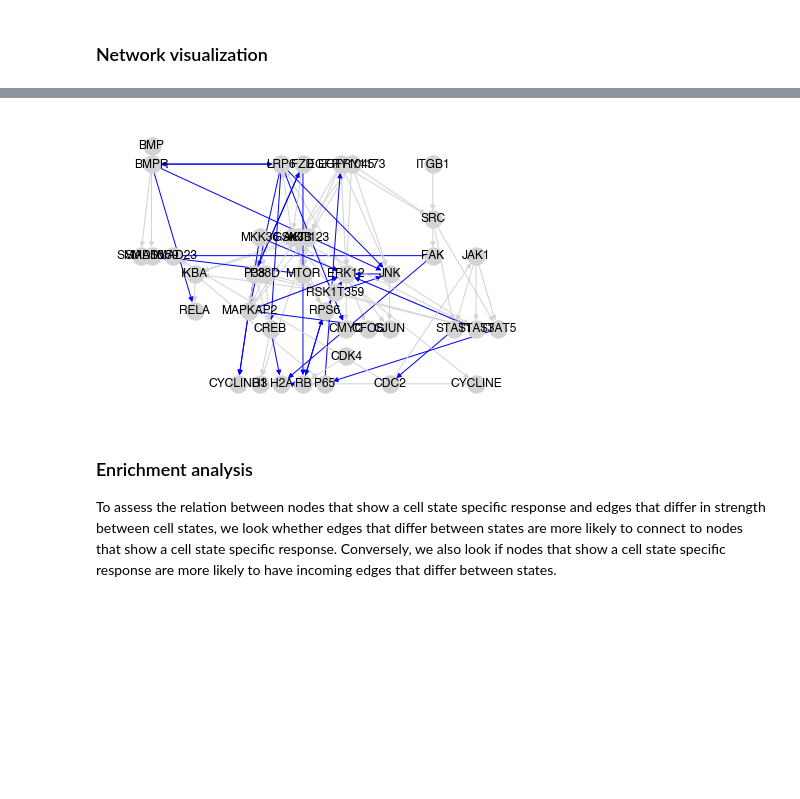
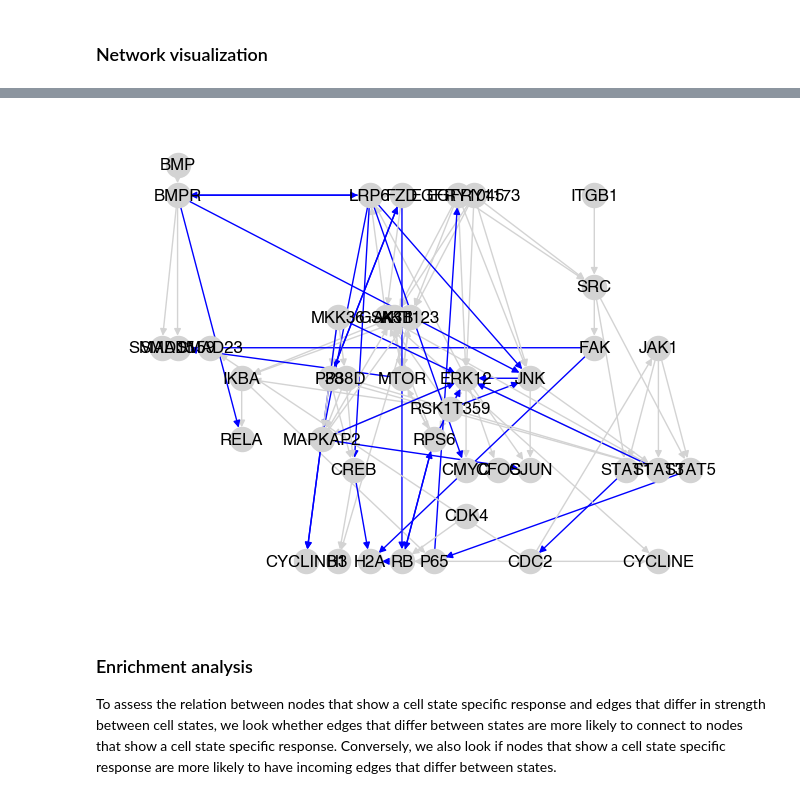
Before and after one commit to evertbosdriesz/scIDseq-CNR, a Jupyter notebook: notebooks/07-scmra-analyse.ipynb, the cells around one changed output, grey strips where cells are left out. Drawn from its saved outputs; the diff is of its cells as text; code cells hidden in the pictures; blank space fills up the shorter version.

```diff
--- a/notebooks/07-scmra-analyse.ipynb
+++ b/notebooks/07-scmra-analyse.ipynb
@@ -279,13 +285,13 @@ nx.draw(g, edge_color=edge_colors, node_color=node_colors,
 # %%
 col_dict = {True: "blue", False: "lightgray"}
 edge_colors = [col_dict[val] for val in nx.get_edge_attributes(g,'isadded').values()]
 
 nx.draw(g, edge_color=edge_colors, node_color="lightgray",
-        with_labels = True, pos=node_positions, size = 500)
+        with_labels = True, pos=node_positions)
 #plt.savefig("../../figures/scIDseq/CNR/Graph-added-edges.pdf")
 # nx.write_gml(g, "../../results/scIDseq/graph_added.gml")
 # %% [output]
-[figure, old version]
+[figure, new version]
 # %% [markdown]
 ### Enrichment analysis
 
```
Also changed, not shown: parts of 45 cells of this notebook, 13 other files.
